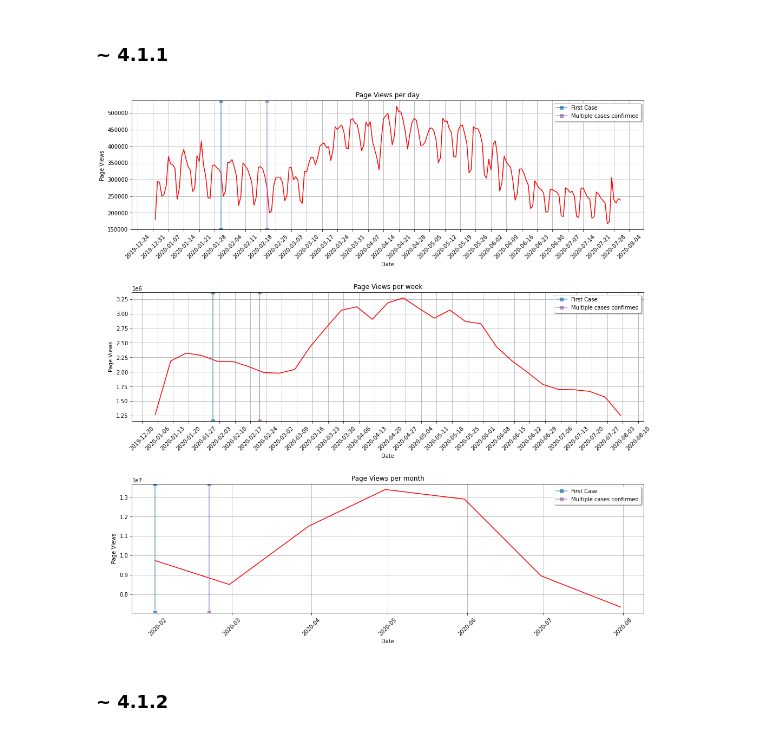
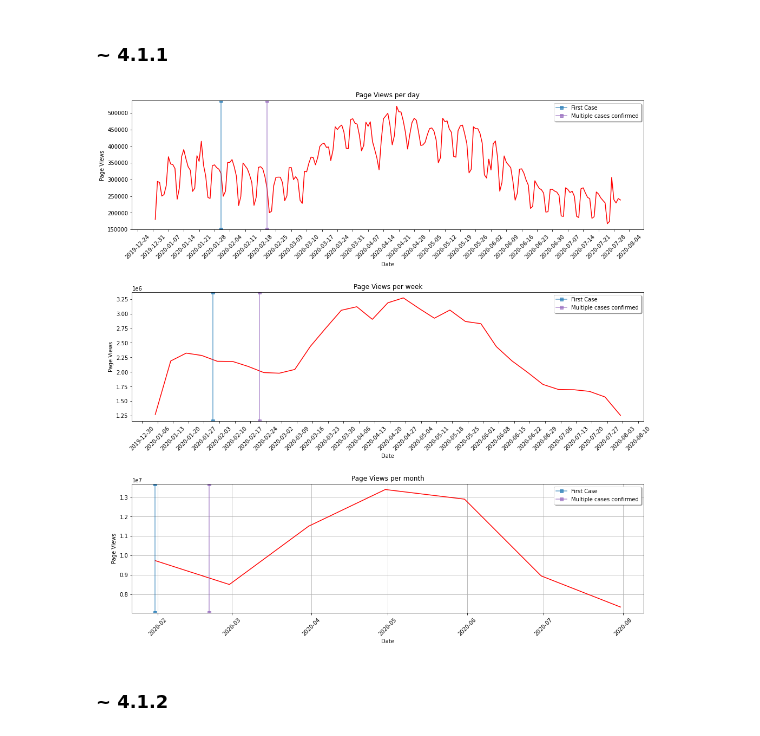
Before and after one commit to MegaCookies88/2020, a Jupyter notebook: Homework/01 - Pandas Data Wrangling and Data Viz/hw1_Final.ipynb, the cells around one changed output. Cells and saved outputs as stored; diff of their text form; code cells hidden in the pictures.

```diff
--- a/Homework/01 - Pandas Data Wrangling and Data Viz/hw1_Final.ipynb
+++ b/Homework/01 - Pandas Data Wrangling and Data Viz/hw1_Final.ipynb
@@ -354,7 +354,6 @@ for i, name in enumerate(virus_for_plot.columns):
     axs[i].xaxis.set_major_locator(MonthLocator())
     axs[i].set(xlabel="Date", ylabel="Page Views")
     axs[i].legend(shadow=True, loc='upper left')
-    axs[i].grid(True)
     plt.setp(axs[i].get_xticklabels(), rotation=45)
 
 fig.tight_layout(pad=3.0)
@@ -525,35 +524,34 @@ date_form = DateFormatter("%Y-%m-%d")
 # Tick on mondays every week
 loc = WeekdayLocator(byweekday=MO)
 
 axs[1].set_title("Page Views per week")
 axs[1].xaxis.set_major_formatter(date_form)
 axs[1].xaxis.set_major_locator(loc)
 axs[1].set(xlabel="Date", ylabel="Page Views")
 axs[1].plot(per_week, c='r')
 plt.setp(axs[1].get_xticklabels(), rotation=45)
 
 # Time series of page views per month
 date_form = DateFormatter("%Y-%m")
 loc = MonthLocator()
 
 axs[2].set_title("Page Views per month")
 axs[2].set(xlabel="Date", ylabel="Page Views")
 axs[2].xaxis.set_major_formatter(date_form)
 axs[2].xaxis.set_major_locator(loc)
 axs[2].plot(per_month, c='r')
 plt.setp(axs[2].get_xticklabels(), rotation=45)
 
 for i in range(3):
     axs[i].axvline(date2num(datetime(2020,1,31)), label="First Case", color="tab:blue", marker = 's', alpha=0.7)
     axs[i].axvline(date2num(datetime(2020,2,21)), label="Multiple cases confirmed", color="tab:purple", marker = 's', alpha=0.7)
     axs[i].legend(shadow=True)
-    axs[i].grid(True)
 
 plt.grid(True)
 fig.tight_layout(pad=3.0)
 plt.show()
 # %% [output]
-[figure, old version]
+[figure, new version]
 # %% [markdown]
 ### ~ 4.1.2
 # %% [markdown]
```
Also changed, not shown: parts of 4 cells of this notebook.
